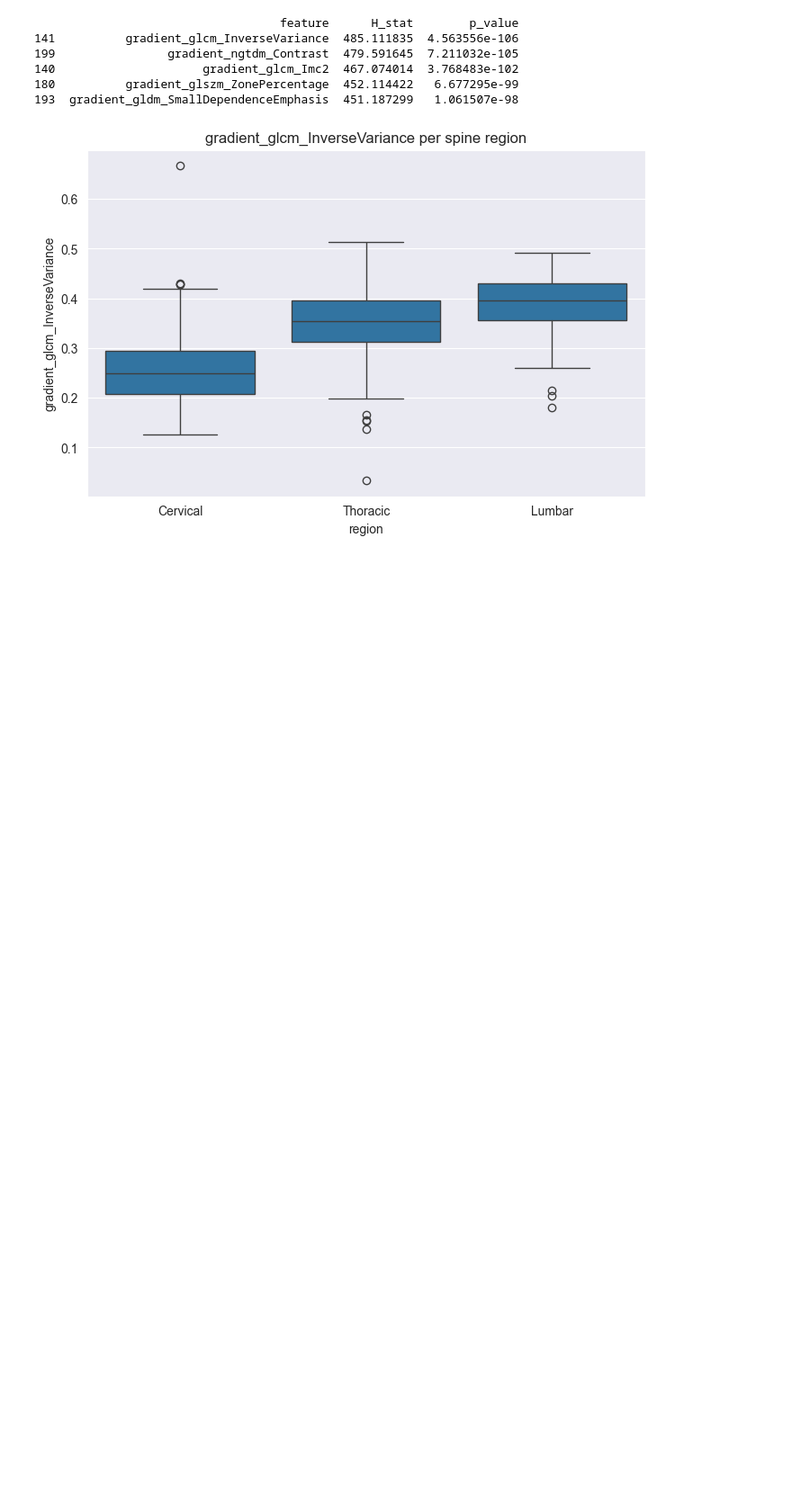
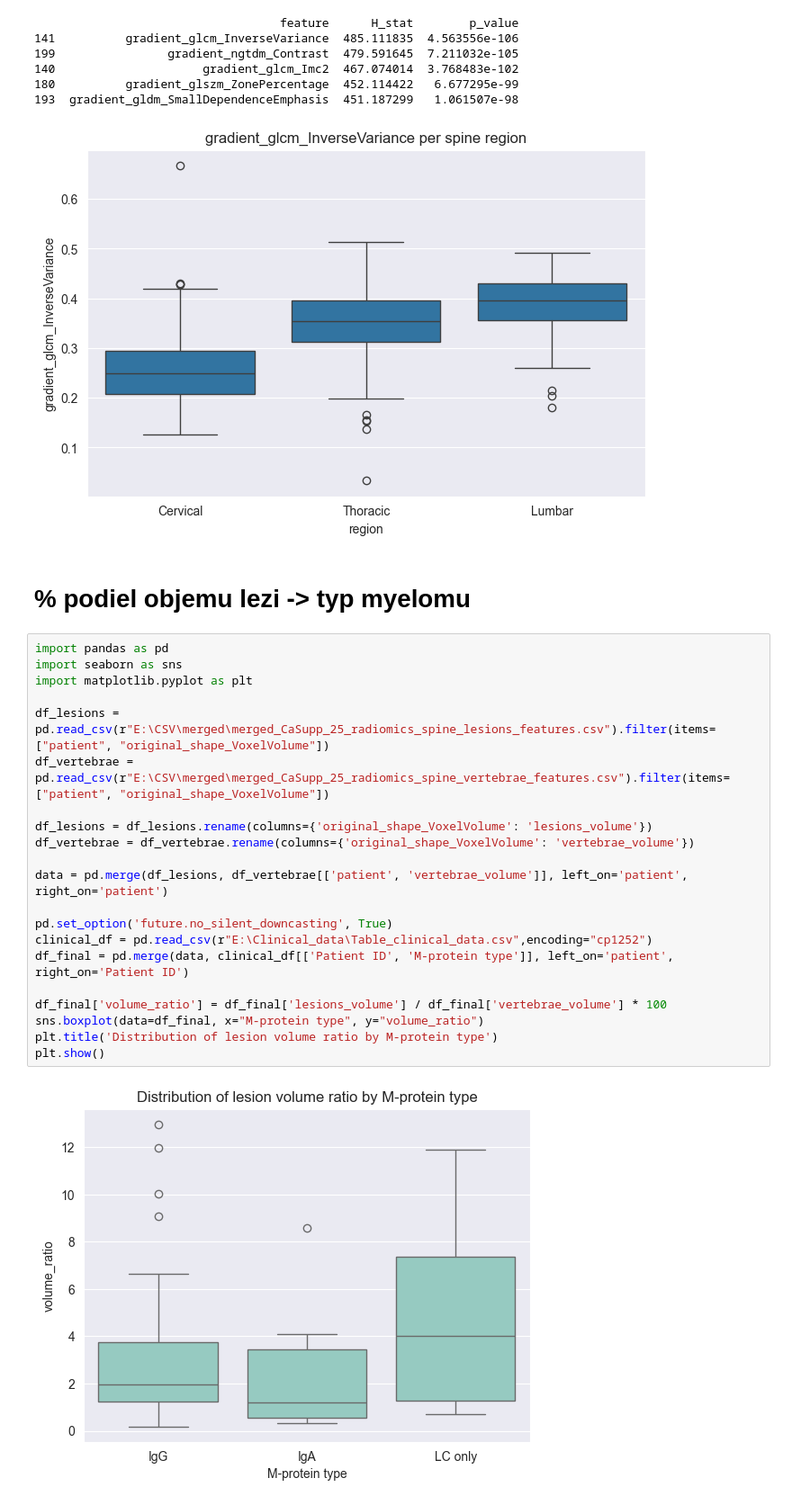
Before and after one commit to lukas1110/Analysis-of-multiple-myelomas-from-dual-CT, a Jupyter notebook: vertebrae_level/lesions_distribution.ipynb, the cells around one changed output. Shown at 90% size. Drawn from its saved outputs; the diff is of its cells as text; blank space fills up the shorter version.

```diff
--- a/vertebrae_level/lesions_distribution.ipynb
+++ b/vertebrae_level/lesions_distribution.ipynb
@@ -414,3 +407,28 @@ plt.show()
 180          gradient_glszm_ZonePercentage  452.114422   6.677295e-99
 193  gradient_gldm_SmallDependenceEmphasis  451.187299   1.061507e-98
 [figure]
+# %% [markdown]
+# % podiel objemu lezi -> typ myelomu
+# %%
+import pandas as pd
+import seaborn as sns
+import matplotlib.pyplot as plt
+
+df_lesions = pd.read_csv(r"E:\CSV\merged\merged_CaSupp_25_radiomics_spine_lesions_features.csv").filter(items=["patient", "original_shape_VoxelVolume"])
+df_vertebrae = pd.read_csv(r"E:\CSV\merged\merged_CaSupp_25_radiomics_spine_vertebrae_features.csv").filter(items=["patient", "original_shape_VoxelVolume"])
+
+df_lesions = df_lesions.rename(columns={'original_shape_VoxelVolume': 'lesions_volume'})
+df_vertebrae = df_vertebrae.rename(columns={'original_shape_VoxelVolume': 'vertebrae_volume'})
+
+data = pd.merge(df_lesions, df_vertebrae[['patient', 'vertebrae_volume']], left_on='patient', right_on='patient')
+
+pd.set_option('future.no_silent_downcasting', True)
+clinical_df = pd.read_csv(r"E:\Clinical_data\Table_clinical_data.csv",encoding="cp1252")
+df_final = pd.merge(data, clinical_df[['Patient ID', 'M-protein type']], left_on='patient', right_on='Patient ID')
+
+df_final['volume_ratio'] = df_final['lesions_volume'] / df_final['vertebrae_volume'] * 100
+sns.boxplot(data=df_final, x="M-protein type", y="volume_ratio")
+plt.title('Distribution of lesion volume ratio by M-protein type')
+plt.show()
+# %% [output]
+[figure, added]
```
Also changed, not shown: parts of 6 cells of this notebook.
